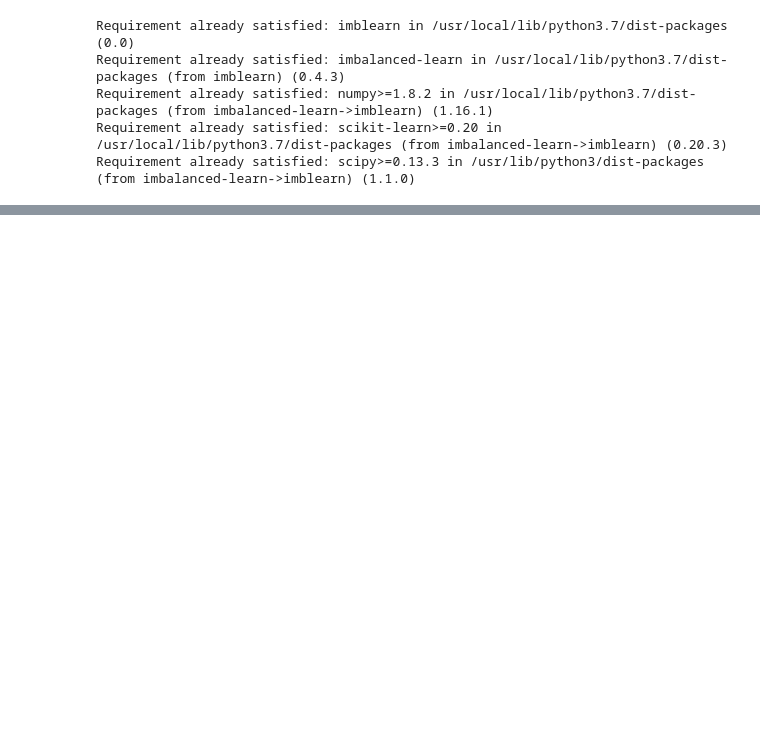
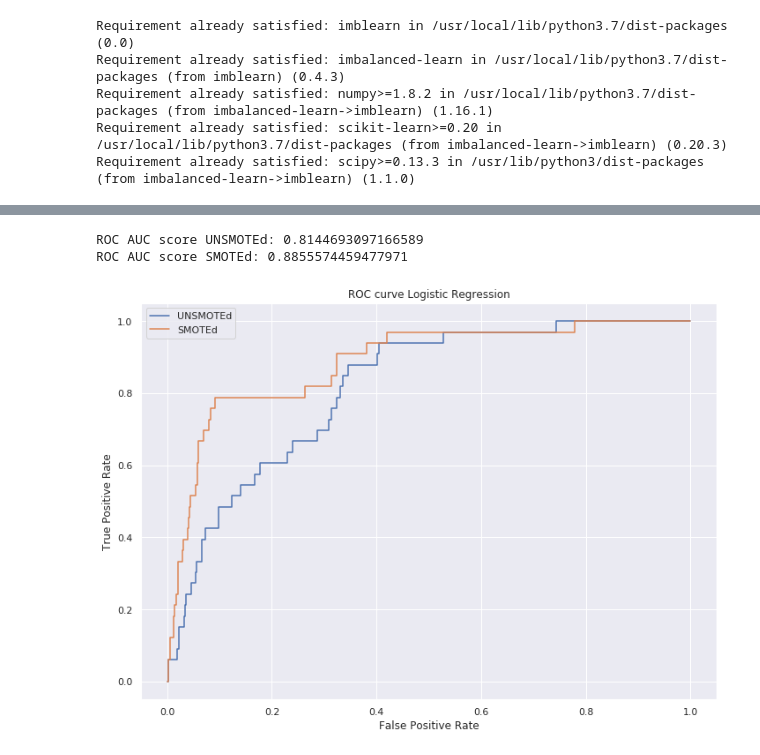
Before and after one commit to MartijnVermeulen96/CS4035-Labs, a Jupyter notebook: Lab1/Code/Imbalance task.ipynb, the cells around one changed output, grey strips where cells are left out. Drawn from its saved outputs; the diff is of its cells as text; code cells hidden in the pictures; blank space fills up the shorter version.

```diff
--- a/Lab1/Code/Imbalance task.ipynb
+++ b/Lab1/Code/Imbalance task.ipynb
@@ -134,0 +127,8 @@ plt.show()
+# %%
+# Run the LogisticRegression
+clf = LogisticRegression()
+train_and_plot_SMOTE(clf, x, y, "Logistic Regression")
+# %% [output]
+ROC AUC score UNSMOTEd: 0.8144693097166589
+ROC AUC score SMOTEd: 0.8855574459477971
+[figure, added]
```
Also changed, not shown: parts of 10 cells of this notebook.
